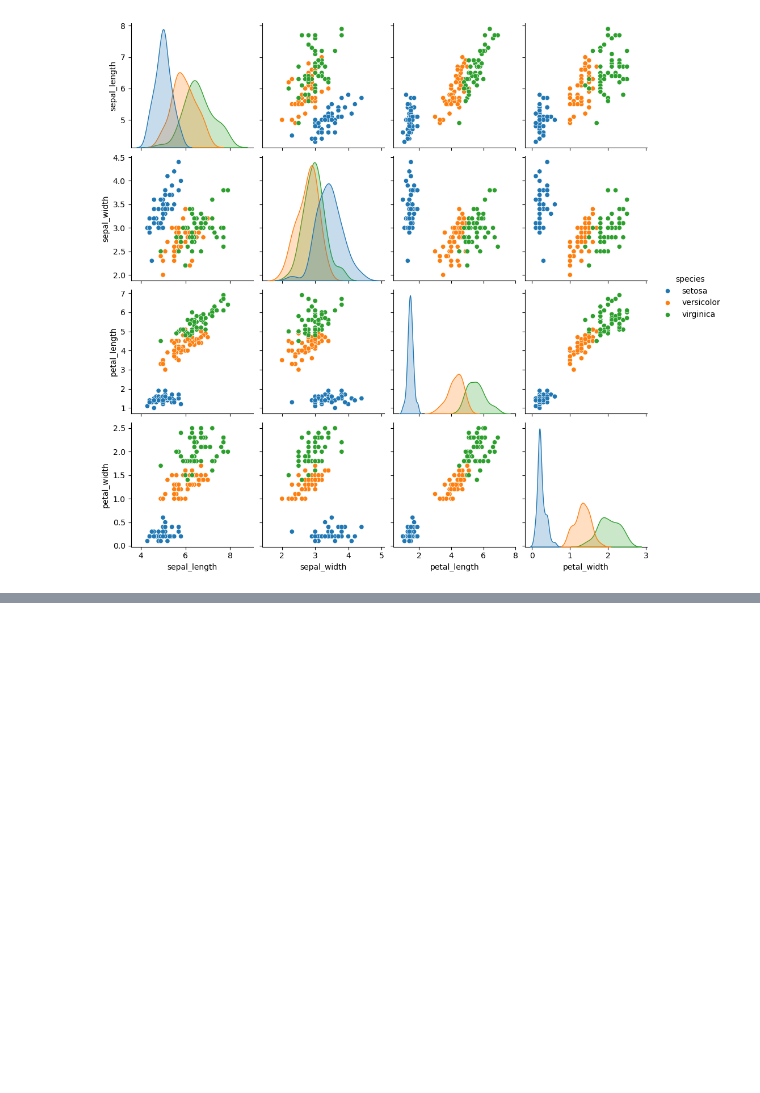
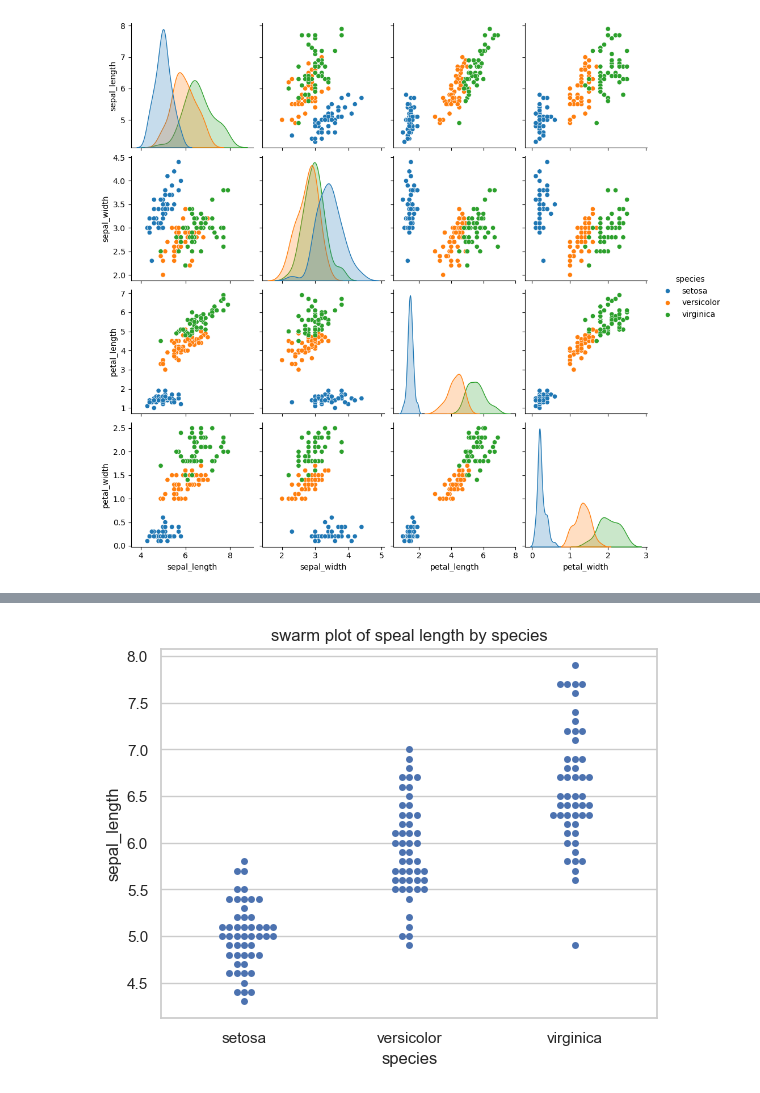
Before and after one commit to SWAPNILVERMA108/AIML, a Jupyter notebook: Day_18_data_visualization.ipynb, the cells around one changed output, grey strips where cells are left out. Saved outputs shown, nothing was run; the diff lists cells and outputs as text; code cells hidden in the pictures; blank space fills up the shorter version.

```diff
--- a/Day_18_data_visualization.ipynb
+++ b/Day_18_data_visualization.ipynb
@@ -274,0 +290,9 @@ sns.pairplot(iris,hue="species")
+# %%
+sns.set(style="whitegrid")
+iris = sns.load_dataset("iris")
+iris.head()
+sns.swarmplot(x="species",y="sepal_length",data=iris)
+plt.title("swarm plot of speal length by species")
+plt.show()
+# %% [output]
+[figure, added]
```
Also changed, not shown: parts of 1 cell of this notebook.
